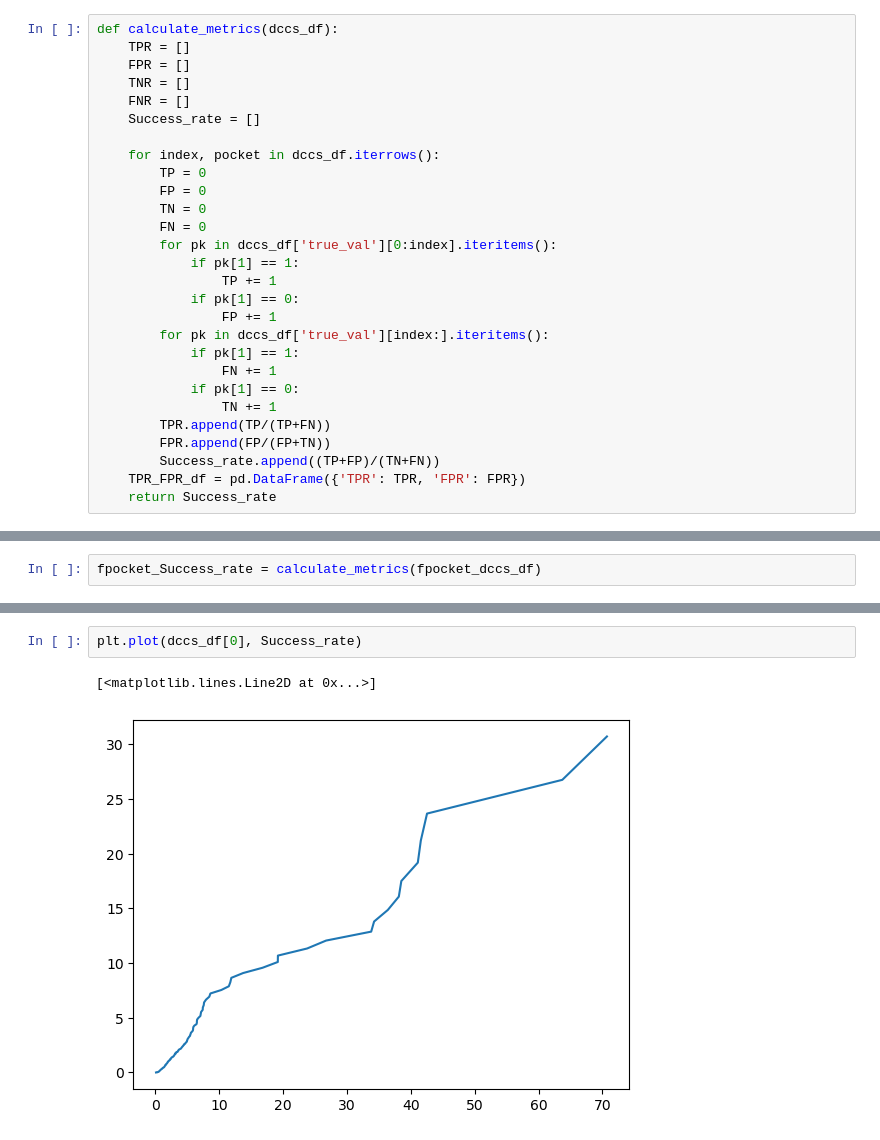
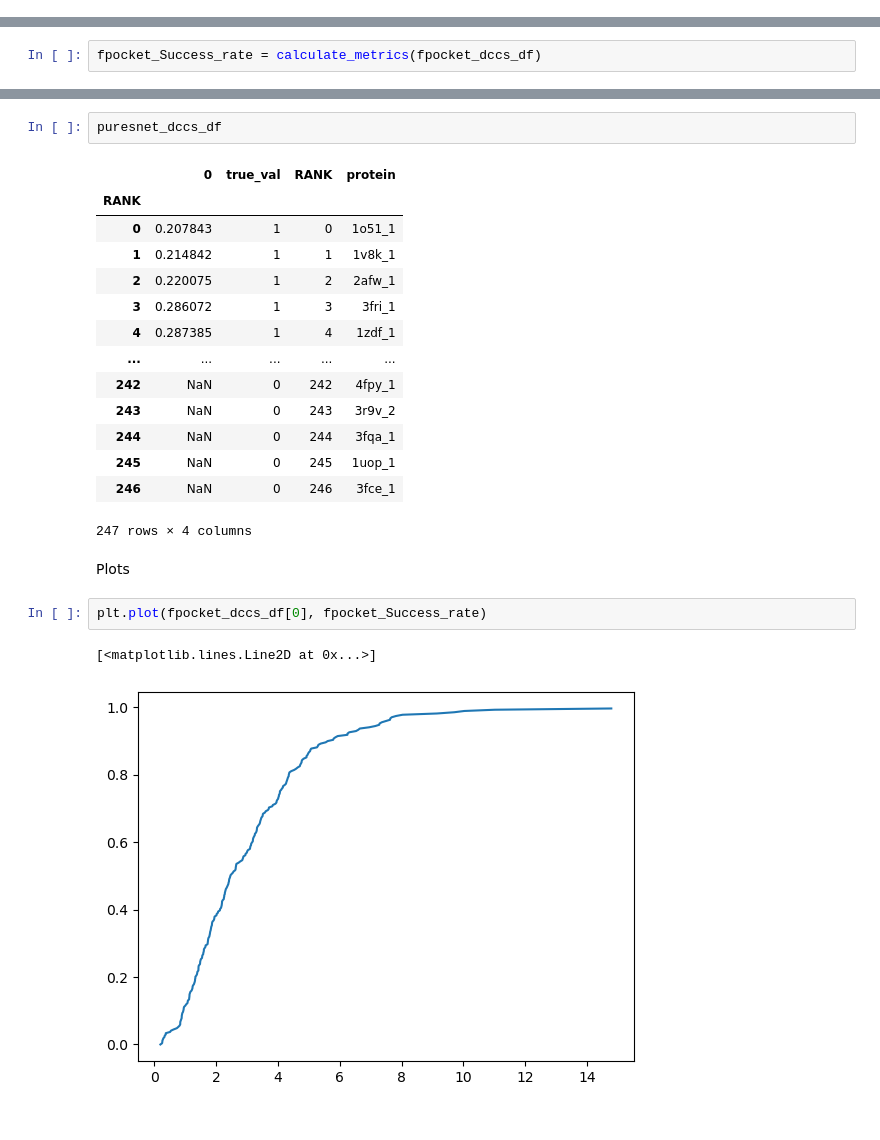
Before and after one commit to macija/sbi_project, a Jupyter notebook: validation/Validation.ipynb, the cells around one changed output, grey strips where cells are left out. Cells and saved outputs as stored; diff of their text form.

Commit message:
generated the promised plots. Instructions on how I did everything. The files outputed by the predictions are not shown.

```diff
--- a/validation/Validation.ipynb
+++ b/validation/Validation.ipynb
@@ -226,33 +143,5 @@ def read_fpocket(fpocket_folder, scPDB_folder):
 # %%
 fpocket_dccs, fpocket_dvos = read_fpocket('../validation_data/input_fpocket', '../db/scPDB')
-# %%
-def calculate_metrics(dccs_df):
-    TPR = []
-    FPR = []
-    TNR = []
-    FNR = []
-    Success_rate = []
-
-    for index, pocket in dccs_df.iterrows():
-        TP = 0
-        FP = 0
-        TN = 0
-        FN = 0
-        for pk in dccs_df['true_val'][0:index].iteritems():
-            if pk[1] == 1:
-                TP += 1
-            if pk[1] == 0:
-                FP += 1
-        for pk in dccs_df['true_val'][index:].iteritems():
-            if pk[1] == 1:
-                FN += 1
-            if pk[1] == 0:
-                TN += 1
-        TPR.append(TP/(TP+FN))
-        FPR.append(FP/(FP+TN))
-        Success_rate.append((TP+FP)/(TN+FN))
-    TPR_FPR_df = pd.DataFrame({'TPR': TPR, 'FPR': FPR})
-    return Success_rate
 # %%
 fpocket_dccs_df = pd.DataFrame.from_dict(fpocket_dccs, orient='index')
 fpocket_dccs_df = fpocket_dccs_df.assign(true_val=[1 if x < 4 else 0 for x in fpocket_dccs_df[0]])
@@ -282,5 +228,24 @@ fpocket_Success_rate = calculate_metrics(fpocket_dccs_df)
+# %%
+puresnet_dccs_df
+# %% [output]
+|  | 0 | true_val | RANK | protein |
+| RANK |  |  |  |  |
+| 0 | 0.207843 | 1 | 0 | 1o51_1 |
+| 1 | 0.214842 | 1 | 1 | 1v8k_1 |
+| 2 | 0.220075 | 1 | 2 | 2afw_1 |
+| 3 | 0.286072 | 1 | 3 | 3fri_1 |
+| 4 | 0.287385 | 1 | 4 | 1zdf_1 |
+| ... | ... | ... | ... | ... |
+| 242 | NaN | 0 | 242 | 4fpy_1 |
+| 243 | NaN | 0 | 243 | 3r9v_2 |
+| 244 | NaN | 0 | 244 | 3fqa_1 |
+| 245 | NaN | 0 | 245 | 1uop_1 |
+| 246 | NaN | 0 | 246 | 3fce_1 |
+247 rows × 4 columns
+# %% [markdown]
+Plots
 # %%
-plt.plot(dccs_df[0], Success_rate)
+plt.plot(fpocket_dccs_df[0], fpocket_Success_rate)
 # %% [output]
 [<matplotlib.lines.Line2D at 0x...>]
-[figure, old version]
+[figure, new version]
```
Also changed, not shown: parts of 32 cells of this notebook, 3 other files.
